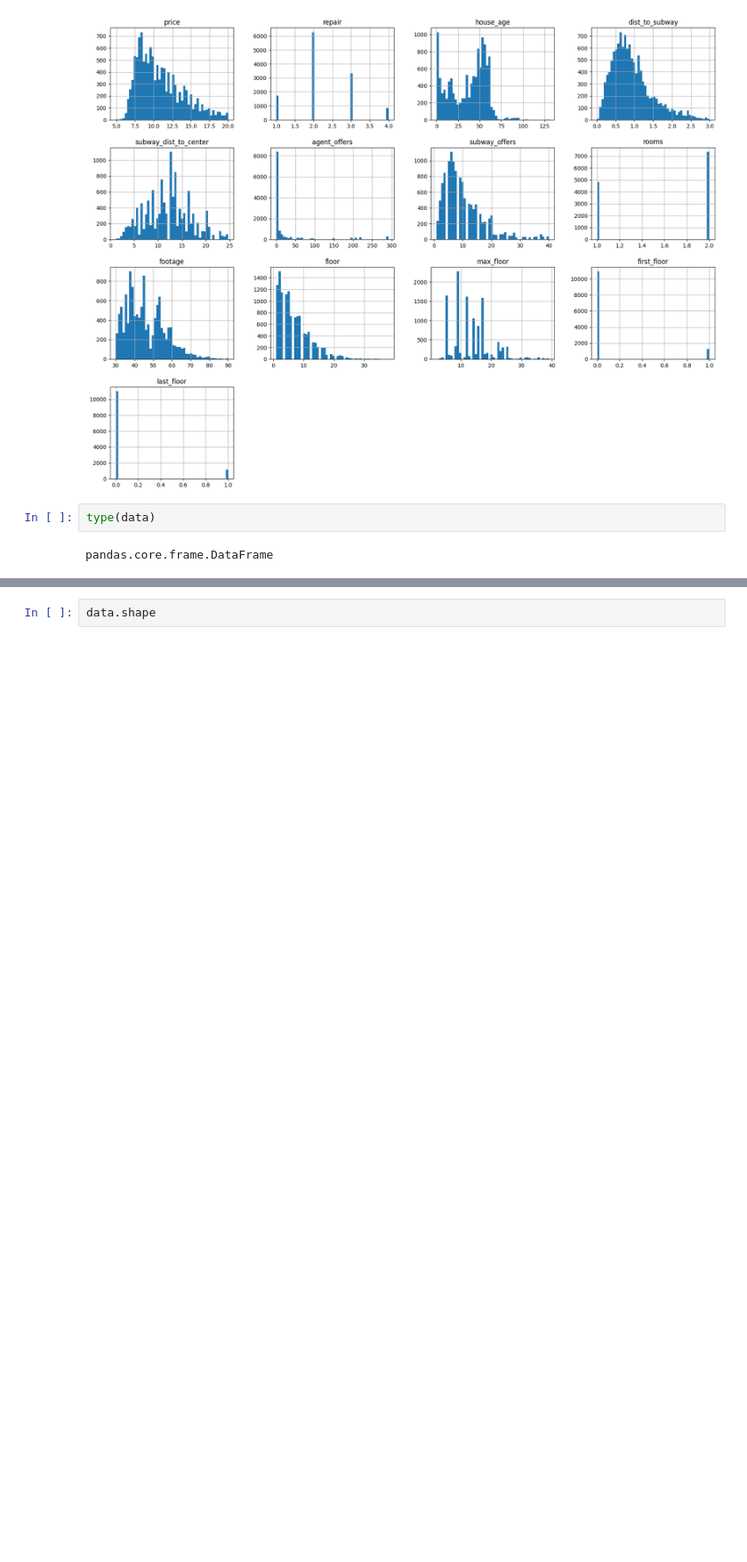
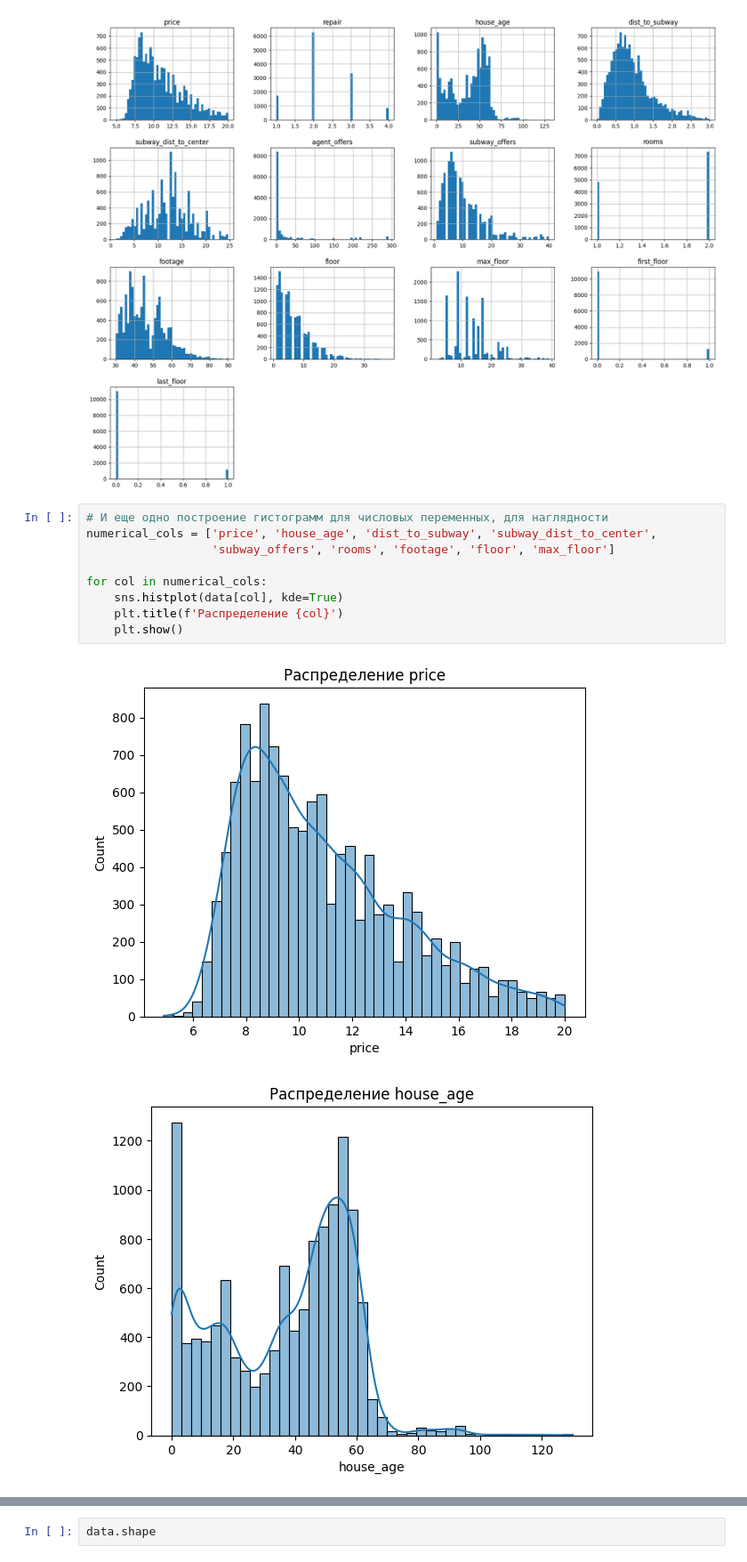
Before and after one commit to JannaBabicheva/econometrics, a Jupyter notebook: Babicheva_"ДЗ1_ipynb".ipynb, the cells around one changed output, grey strips where cells are left out. Shown at 89% size. Drawn from its saved outputs; the diff is of its cells as text; blank space fills up the shorter version.

```diff
--- a/Babicheva_"ДЗ1_ipynb".ipynb
+++ b/Babicheva_"ДЗ1_ipynb".ipynb
@@ -274,7 +304,15 @@ data.hist(bins=50, figsize=(20, 15))
 plt.show()
 # %% [output]
 [figure]
-# %%
-type(data)
-# %% [output]
-pandas.core.frame.DataFrame
+# %%
+# И еще одно построение гистограмм для числовых переменных, для наглядности
+numerical_cols = ['price', 'house_age', 'dist_to_subway', 'subway_dist_to_center',
+                  'subway_offers', 'rooms', 'footage', 'floor', 'max_floor']
+
+for col in numerical_cols:
+    sns.histplot(data[col], kde=True)
+    plt.title(f'Распределение {col}')
+    plt.show()
+# %% [output]
+[figure, added]
+[figure, added]
```
Also changed, not shown: parts of 16 cells of this notebook.
